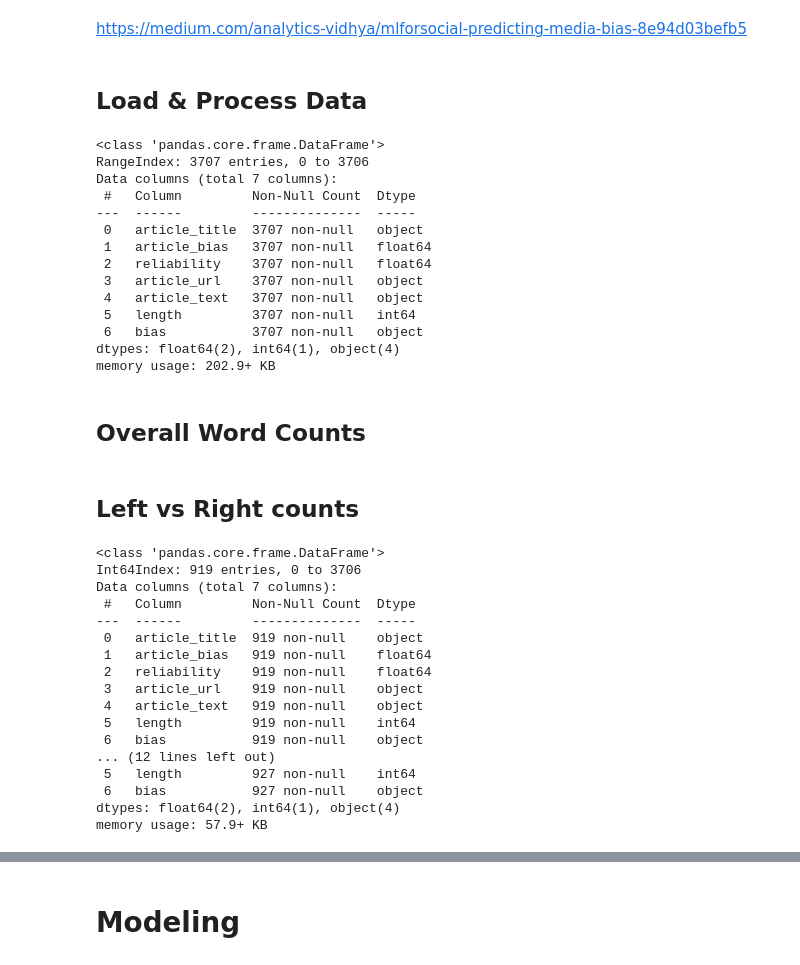
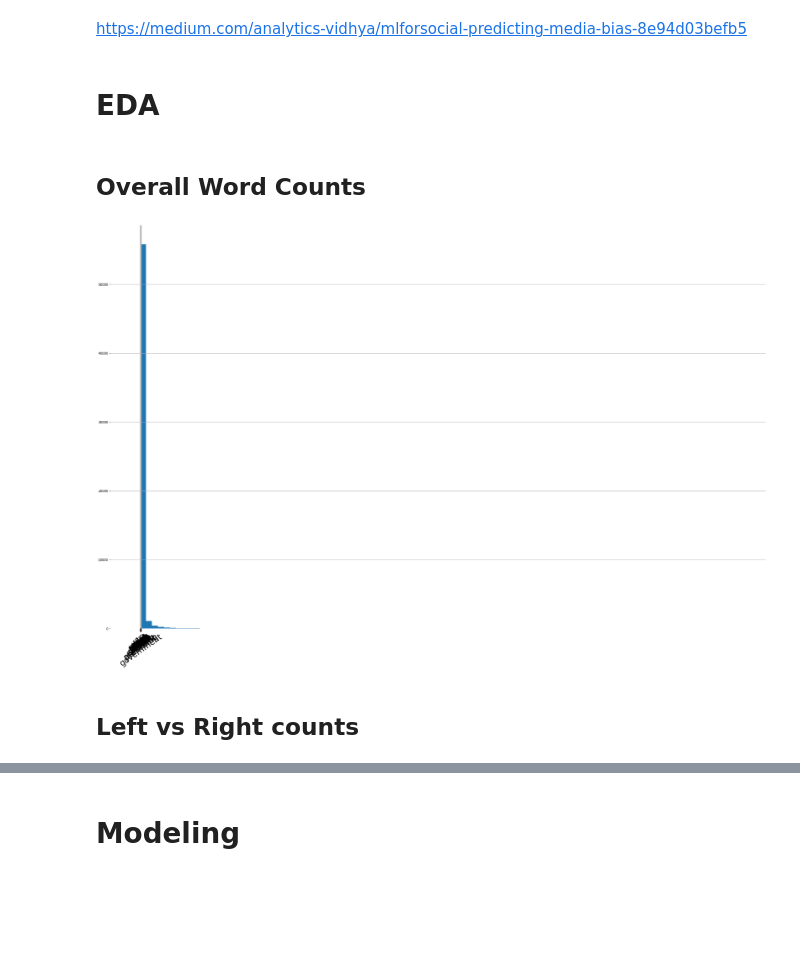
Before and after one commit to thekhan314/politicalbias, a Jupyter notebook: AdFontes_PolBias.ipynb, the cells around one changed output, grey strips where cells are left out. Cells and saved outputs as stored; diff of their text form; code cells hidden in the pictures; blank space fills up the shorter version.

```diff
--- a/AdFontes_PolBias.ipynb
+++ b/AdFontes_PolBias.ipynb
@@ -121,36 +80,2 @@ df_ant.info()
 # %% [markdown]
 https://medium.com/analytics-vidhya/mlforsocial-predicting-media-bias-8e94d03befb5
-# %% [markdown]
-## Load & Process Data
-# %%
-df_adf = pd.read_csv('data/adfontes_political_bias.csv')
-
-
-
-def percentile_bin(score,left_percentile,right_percentile):
-    if score <= left_percentile:
-        return 'left'
-    elif score >= right_percentile:
-        return 'right'
-    else:
-        return "center"
-
-left_perc = np.percentile(df_adf['article_bias'],25)
-right_perc= np.percentile(df_adf['article_bias'],75)
-
-df_adf['label'] = df_adf['article_bias'].apply(percentile_bin,args=(left_perc, right_perc))
-# %% [output]
-<class 'pandas.core.frame.DataFrame'>
-RangeIndex: 3707 entries, 0 to 3706
-Data columns (total 7 columns):
- #   Column         Non-Null Count  Dtype
----  ------         --------------  -----
- 0   article_title  3707 non-null   object
- 1   article_bias   3707 non-null   float64
- 2   reliability    3707 non-null   float64
- 3   article_url    3707 non-null   object
- 4   article_text   3707 non-null   object
- 5   length         3707 non-null   int64
- 6   bias           3707 non-null   object
-dtypes: float64(2), int64(1), object(4)
-memory usage: 202.9+ KB
@@ -163,17 +82,18 @@ memory usage: 202.9+ KB
+# %% [markdown]
+# EDA
 # %% [markdown]
 ## Overall Word Counts
 # %%
-
-
-
-all_counts = word_counts(df_adf,'article_text', show_chart=False, tokenizer = tokenize,vocab = vocab)
-#all_counts.hist(bins = 100)
+all_counts = word_counts(df_adf,'article_text', show_chart=True)
+all_counts.hist(bins = 100)
 
 occur_once = all_counts[all_counts == 1]
 #plot_wordcounts(occur_once.sort_values(ascending=True))
 
 high_counts = all_counts[all_counts > 1]
 
 #print(len(high_counts) + len(occur_once),len(all_counts))
 
 vocab = list(high_counts.index)
+# %% [output]
+[figure, added]
@@ -191,26 +100,2 @@ all_counts = word_counts(df_adf,'article_text', show_chart=False, tokenizer = to
 # %% [markdown]
 ## Left vs Right counts
-# %%
-df_left = df_adf[df_adf['article_bias'] < left_percentile]
-df_right = df_adf[df_adf['article_bias'] > right_percentile]
-
-df_left.info()
-df_right.info()
-# %% [output]
-<class 'pandas.core.frame.DataFrame'>
-Int64Index: 919 entries, 0 to 3706
-Data columns (total 7 columns):
- #   Column         Non-Null Count  Dtype
----  ------         --------------  -----
- 0   article_title  919 non-null    object
- 1   article_bias   919 non-null    float64
- 2   reliability    919 non-null    float64
- 3   article_url    919 non-null    object
- 4   article_text   919 non-null    object
- 5   length         919 non-null    int64
- 6   bias           919 non-null    object
-... (12 lines left out)
- 5   length         927 non-null    int64
- 6   bias           927 non-null    object
-dtypes: float64(2), int64(1), object(4)
-memory usage: 57.9+ KB
```
Also changed, not shown: parts of 40 cells of this notebook, 2 other files.
